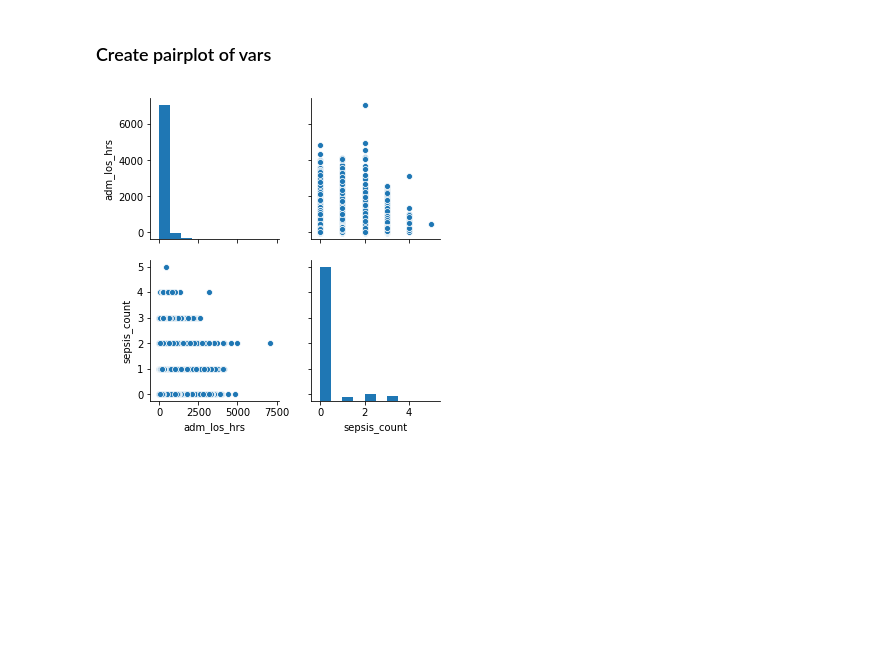
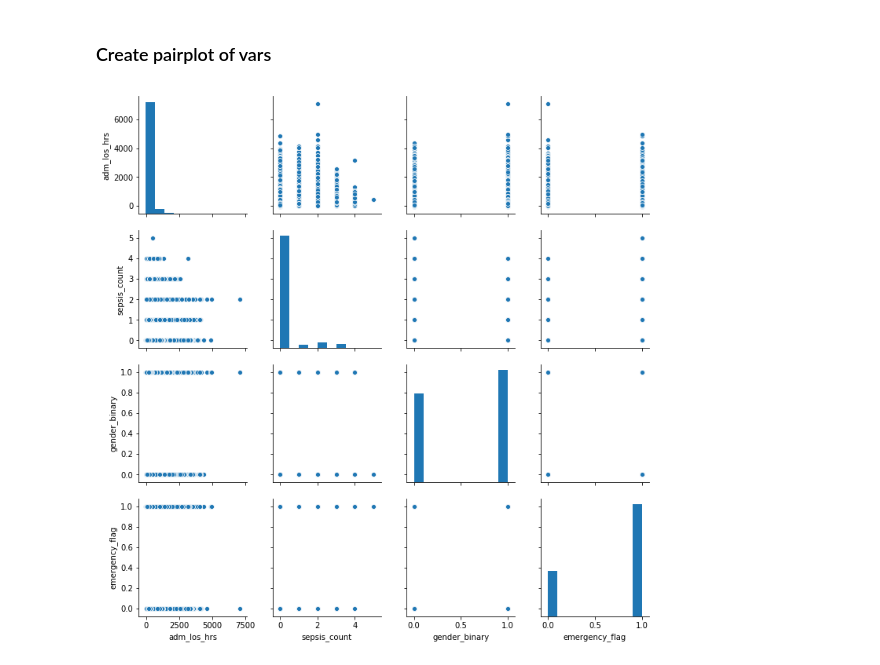
Before and after one commit to Bcromas/618_Final_Project, a Jupyter notebook: 618_Draft_FInal_Proj-Q3.ipynb, the cells around one changed output. Drawn from its saved outputs; the diff is of its cells as text; code cells hidden in the pictures; blank space fills up the shorter version.

Commit message:
progress on pairplot

```diff
--- a/618_Draft_FInal_Proj-Q3.ipynb
+++ b/618_Draft_FInal_Proj-Q3.ipynb
@@ -333,6 +333,12 @@ adm_pat_sep.head()
 | 2 | 23 | 124321 | EMERGENCY | BRAIN MASS | 2157-10-25 14:00:00 | 2157-10-18 19:34:00 | M | 2082-07-17 | 6 days 18:26:00 | ... |
 | 3 | 24 | 161859 | EMERGENCY | INTERIOR MYOCARDIAL INFARCTION | 2139-06-09 12:48:00 | 2139-06-06 16:14:00 | M | 2100-05-31 | 2 days 20:34:00 | ... |
 | 4 | 25 | 129635 | EMERGENCY | ACUTE CORONARY SYNDROME | 2160-11-05 14:55:00 | 2160-11-02 02:06:00 | M | 2101-11-21 | 3 days 12:49:00 | ... |
+# %%
+# Add col converting gender to 0/1
+adm_pat_sep['gender_binary'] = adm_pat_sep['gender'].apply(lambda x: 1 if x=='M' else 0)
+# %%
+# Add col flagging admission type = emergency
+adm_pat_sep['emergency_flag'] = adm_pat_sep['admission_type'].apply(lambda x: 1 if x == 'EMERGENCY' else 0)
 # %% [markdown]
 # STILL CANNOT GET READMITT 30 TO WORK
 # %%
@@ -373,6 +379,6 @@ Timestamp('2187-12-17 20:53:00')
 # %%
 import seaborn as sns
 # %%
-sns.pairplot(adm_pat_sep[['adm_los_hrs', 'sepsis_count']]);
+sns.pairplot(adm_pat_sep[['adm_los_hrs', 'sepsis_count', 'gender_binary', 'emergency_flag']]);
 # %% [output]
-[figure, old version]
+[figure, new version]
```
